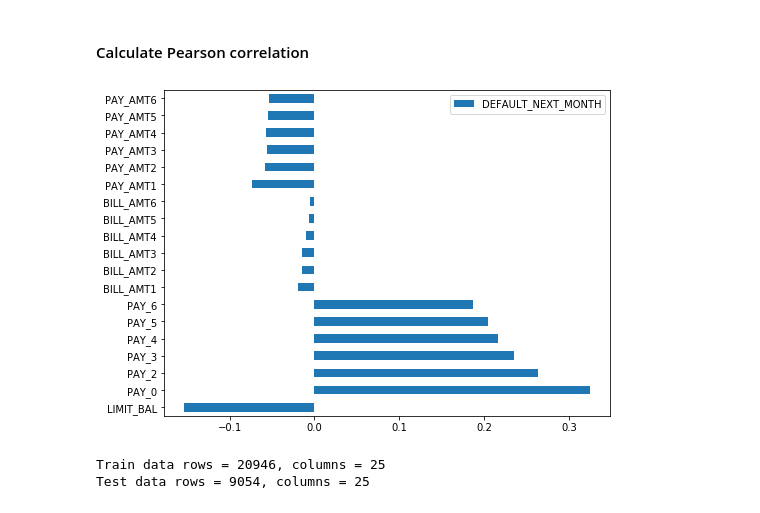
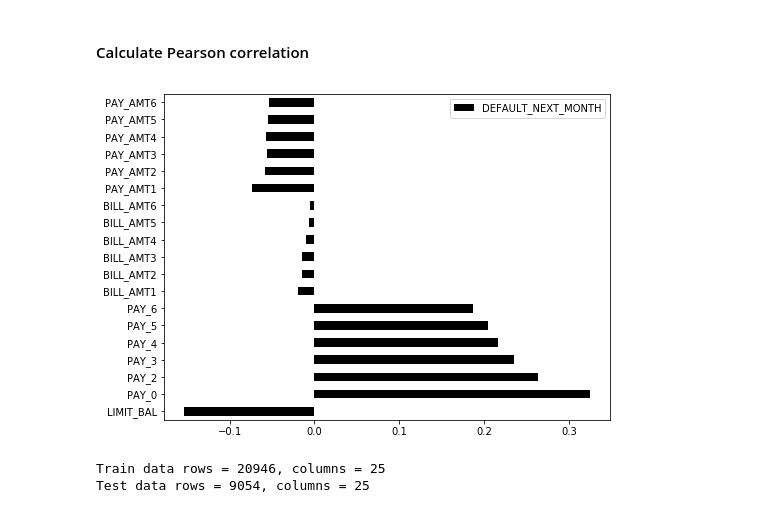
Before and after one commit to jphall663/interpretable_machine_learning_with_python, a Jupyter notebook: glm_mgbm_gbm.ipynb, the cells around one changed output. Cells and saved outputs as stored; diff of their text form; code cells hidden in the pictures.

```diff
--- a/glm_mgbm_gbm.ipynb
+++ b/glm_mgbm_gbm.ipynb
@@ -134,12 +135,12 @@ data[X + [y]].describe() # display descriptive statistics for all columns
 # %%
 corr = pd.DataFrame(data[X + [y]].corr()[y]).iloc[:-1]
 corr.columns = ['Pearson Correlation Coefficient']
 
 # display correlation matrix as barchart
 fig, ax_ = plt.subplots(figsize=(8, 6))
-_ = pd.DataFrame(data[X + [y]].corr()[y]).iloc[:-1].plot(kind='barh', ax=ax_)
+_ = pd.DataFrame(data[X + [y]].corr()[y]).iloc[:-1].plot(kind='barh', ax=ax_, colormap='gnuplot')
 # %% [output]
-[figure, old version]
+[figure, new version]
 # %%
 np.random.seed(12345) # set random seed for reproducibility
 split_ratio = 0.7     # 70%/30% train/test split
```
Also changed, not shown: parts of 49 cells of this notebook.
